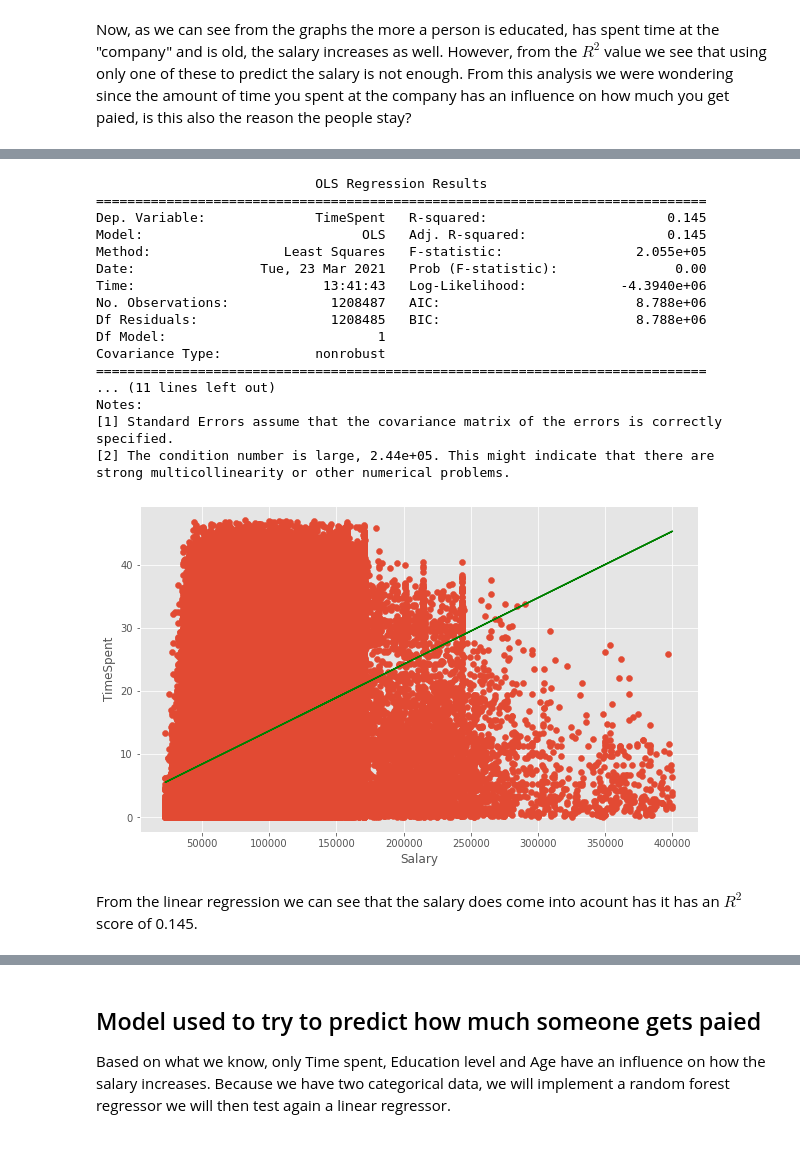
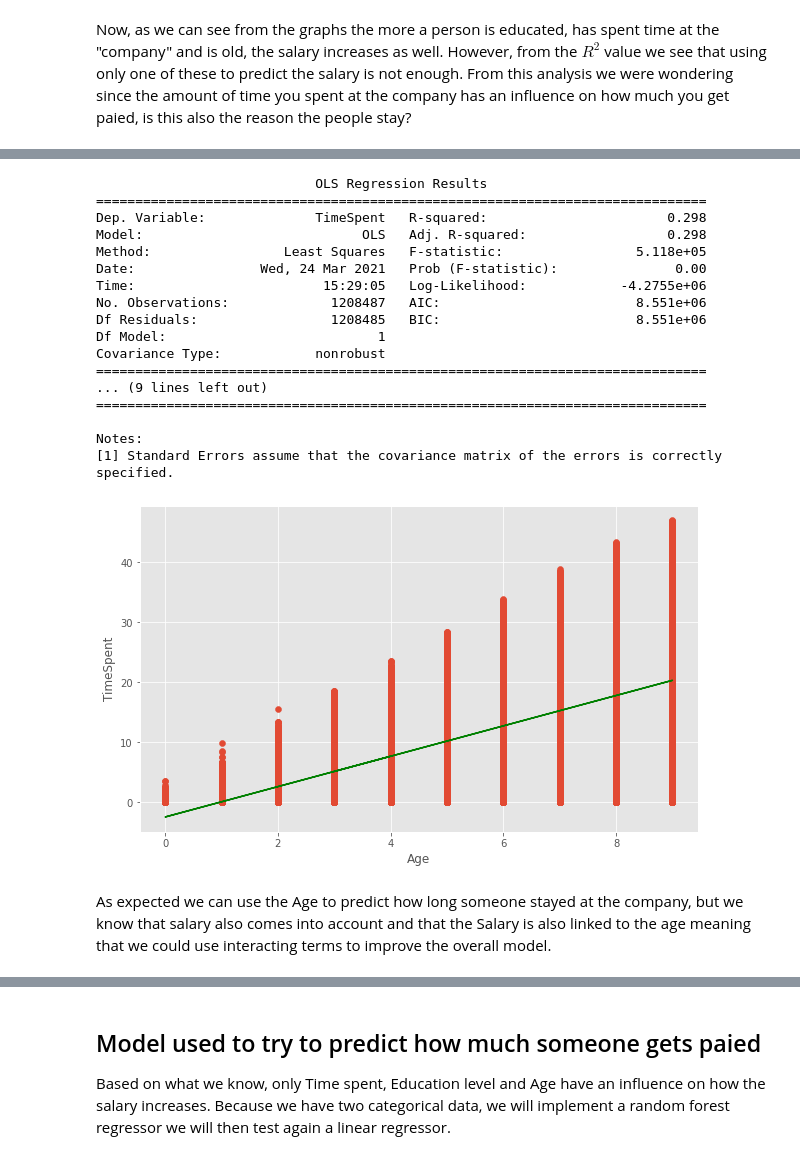
Before and after one commit to EliottSimon17/DataMadness, a Jupyter notebook: dataMadness.ipynb, the cells around one changed output, grey strips where cells are left out. Cells and saved outputs as stored; diff of their text form; code cells hidden in the pictures.

```diff
--- a/dataMadness.ipynb
+++ b/dataMadness.ipynb
@@ -242,29 +240,29 @@ From the box plot we can see that the mean length of service is between 1 and 5
 # %%
-plt.scatter(x=cleaned["Salary"], y=cleaned["TimeSpent"])
-model = sm.ols(formula="TimeSpent ~ Salary", data=cleaned).fit()
+plt.scatter(x=cleaned["Age"], y=cleaned["TimeSpent"])
+model = sm.ols(formula="TimeSpent ~ Age", data=cleaned).fit()
 print(model.summary())
-plt.plot(cleaned["Salary"], model.predict(), color="g")
-plt.xlabel("Salary")
+plt.plot(cleaned["Age"], model.predict(), color="g")
+plt.xlabel("Age")
 plt.ylabel("TimeSpent")
 plt.show()
 # %% [output]
                             OLS Regression Results
 ==============================================================================
-Dep. Variable:              TimeSpent   R-squared:                       0.145
-Model:                            OLS   Adj. R-squared:                  0.145
-Method:                 Least Squares   F-statistic:                 2.055e+05
-Date:                Tue, 23 Mar 2021   Prob (F-statistic):               0.00
-Time:                        13:41:43   Log-Likelihood:            -4.3940e+06
-No. Observations:             1208487   AIC:                         8.788e+06
-Df Residuals:                 1208485   BIC:                         8.788e+06
+Dep. Variable:              TimeSpent   R-squared:                       0.298
+Model:                            OLS   Adj. R-squared:                  0.298
+Method:                 Least Squares   F-statistic:                 5.118e+05
+Date:                Wed, 24 Mar 2021   Prob (F-statistic):               0.00
+Time:                        15:29:05   Log-Likelihood:            -4.2755e+06
+No. Observations:             1208487   AIC:                         8.551e+06
+Df Residuals:                 1208485   BIC:                         8.551e+06
 Df Model:                           1
 Covariance Type:            nonrobust
 ==============================================================================
-... (11 lines left out)
+... (9 lines left out)
+==============================================================================
+
 Notes:
 [1] Standard Errors assume that the covariance matrix of the errors is correctly specified.
-[2] The condition number is large, 2.44e+05. This might indicate that there are
-strong multicollinearity or other numerical problems.
-[figure, old version]
+[figure, new version]
-# %% [markdown]
-From the linear regression we can see that the salary does come into acount has it has an $R^2$ score of 0.145.
+# %% [markdown]
+As expected we can use the Age to predict how long someone stayed at the company, but we know that salary also comes into account and that the Salary is also linked to the age meaning that we could use interacting terms to improve the overall model.
```
Also changed, not shown: parts of 8 cells of this notebook.
